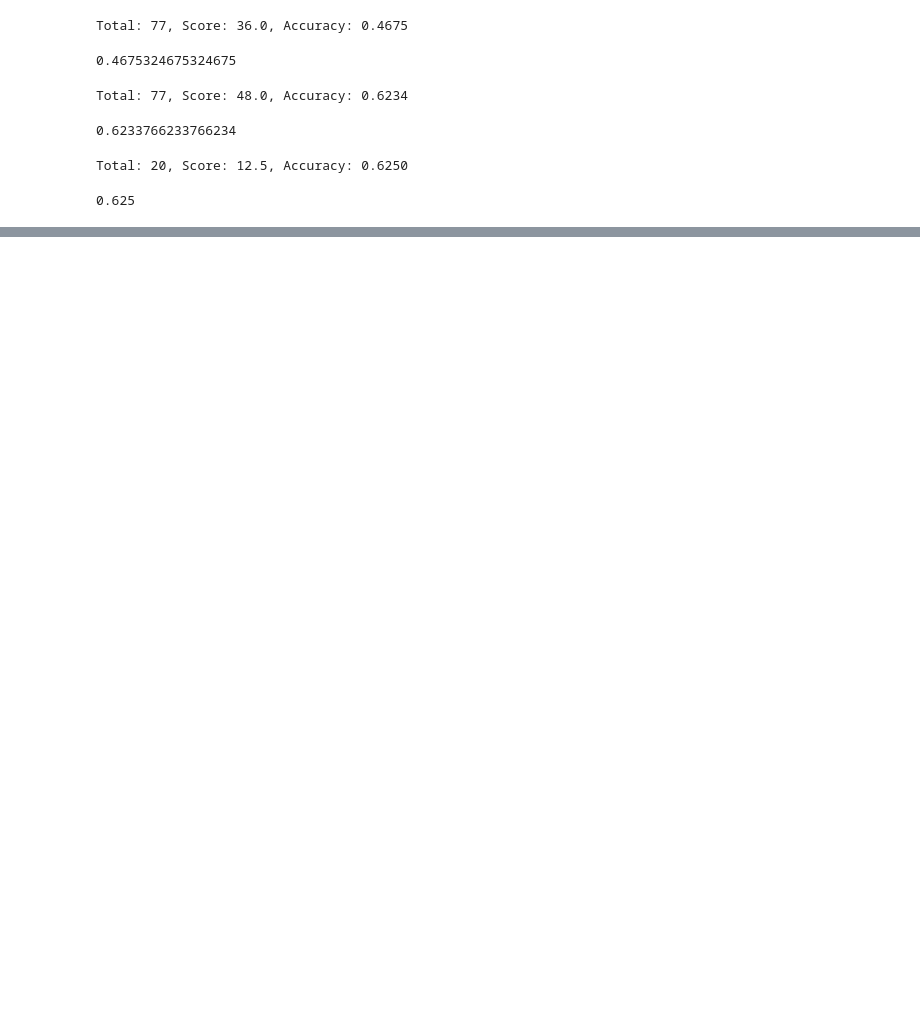
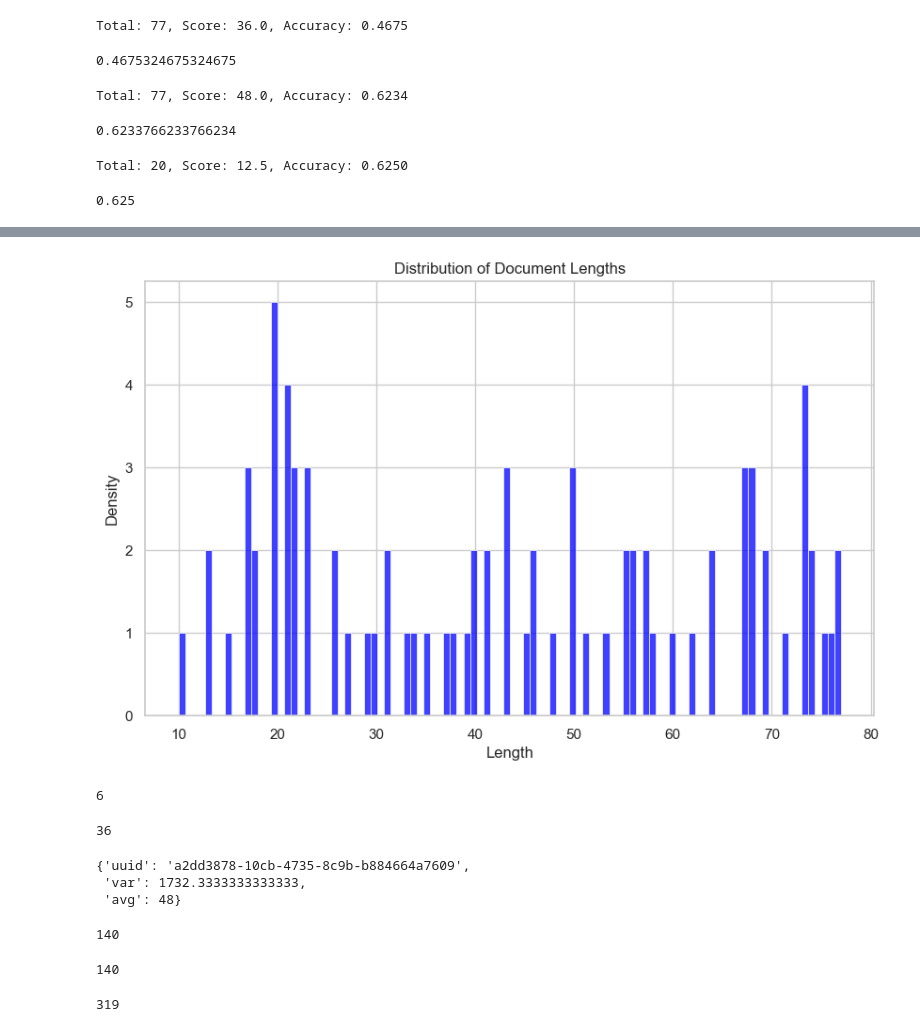
Before and after one commit to Sooo66/why-it-happened, a Jupyter notebook: src/a.ipynb, the cells around one changed output, grey strips where cells are left out. Cells and saved outputs as stored; diff of their text form; code cells hidden in the pictures; blank space fills up the shorter version.

```diff
--- a/src/a.ipynb
+++ b/src/a.ipynb
@@ -386,0 +408,37 @@ Total: 20, Score: 12.5, Accuracy: 0.6250
+# %%
+from utils import plt_dist
+plt_dist([x['avg'] for x in d1], bins=100)
+# %% [output]
+[figure, added]
+# %%
+new_d = list(filter(lambda x: x['var'] > 100, d))
+uid_list = []
+uid_list.extend(
+    random.sample(list(filter(lambda x: x['avg'] < 40, new_d)), 30)
+)
+len(uid_list)
+# %% [output]
+6
+# %%
+import random
+uid_list.extend(
+    random.sample(list(filter(lambda x: x['avg'] < 40, new_d)), 30)
+)
+len(uid_list)
+# %% [output]
+36
+# %%
+uid_list.extend(
+    random.sample(list(filter(lambda x: x['avg'] > 60, new_d)), 30)
+)
+len(uid_list)
+uid_set = set([x['uuid'] for x in d1])
+d1[0]
+# %% [output]
+{'uuid': 'a2dd3878-10cb-4735-8c9b-b884664a7609',
+ 'var': 1732.3333333333333,
+ 'avg': 48}
+# %%
+len(d1)
+# %% [output]
+140
@@ -386,0 +457,7 @@ Total: 20, Score: 12.5, Accuracy: 0.6250
+# %%
+data = read_jsonl('/Users/ymx66/Workspace/why-it-happened/sample_data/event_pairs.jsonl')
+print
+data = [d for d in data if d['uuid'] in uid_set]
+len(data)
+# %% [output]
+140
@@ -386,0 +480,4 @@ Total: 20, Score: 12.5, Accuracy: 0.6250
+# %%
+len(new_d)
+# %% [output]
+319
```
Also changed, not shown: parts of 22 cells of this notebook, 44 other files.
